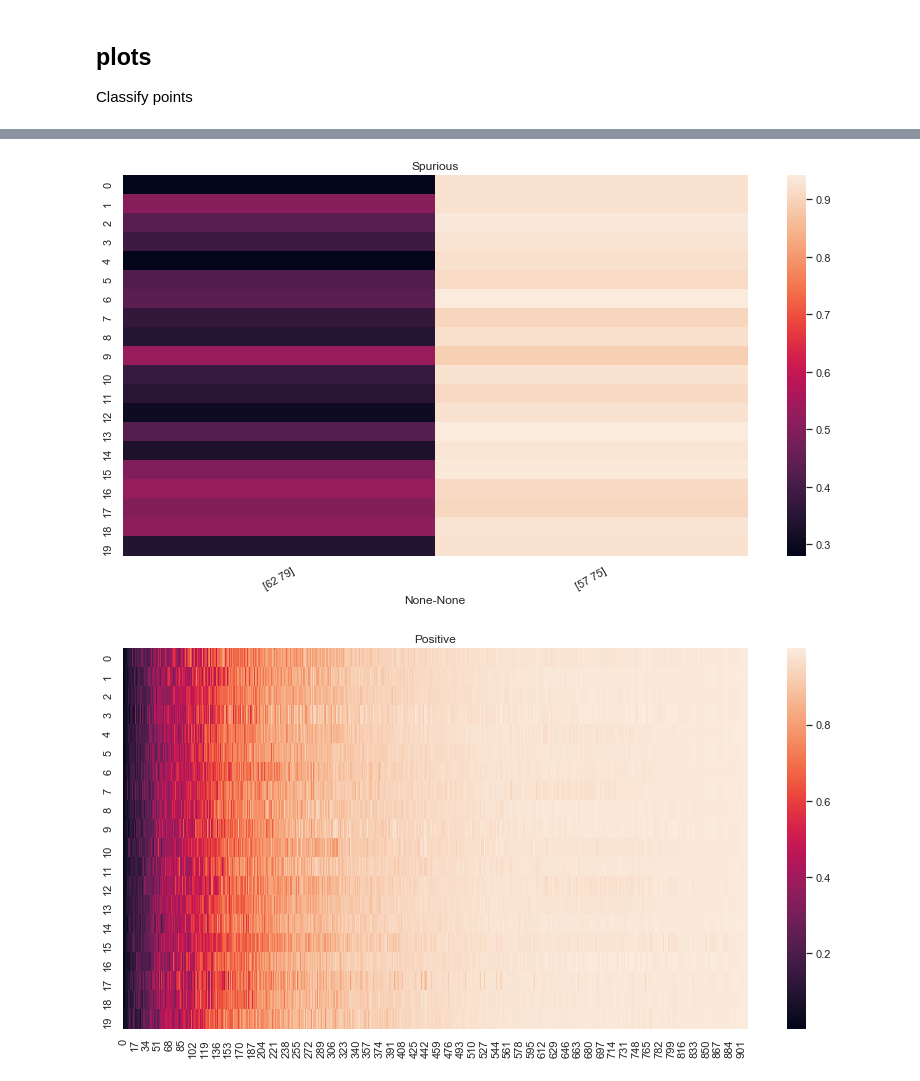
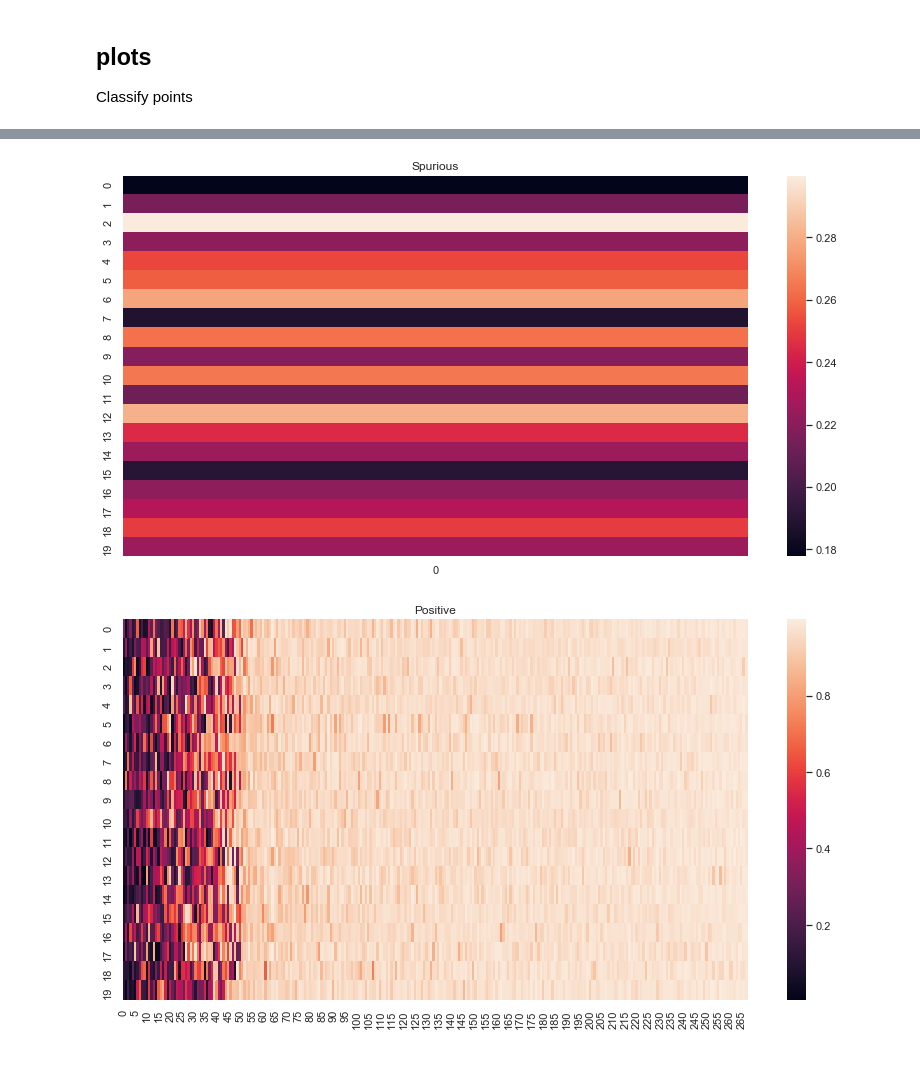
Before and after one commit to regenworm/thesis_msc_ai, a Jupyter notebook: code/Embedding visualisation.ipynb, the cells around one changed output, grey strips where cells are left out. Drawn from its saved outputs; the diff is of its cells as text; code cells hidden in the pictures.

```diff
--- a/code/Embedding visualisation.ipynb
+++ b/code/Embedding visualisation.ipynb
@@ -51,6 +52,6 @@ available_runs = sorted(os.listdir('results/'))
 # for idx,available in enumerate(available_runs):
 #     metadata = du.read_params(os.path.join('results', available, 'data', 'params_run.bin'))
 #     print(f'{available}:', metadata)
-# print(available_runs)
-selected_run = available_runs[-1]
+print(available_runs)
+selected_run = available_runs[5]
 rd = RunData(selected_run)
@@ -118,24 +131,24 @@ plt.show(fig)
 # %%
 # spurious
 # set constants
 num_runs = len(rd.bootstrap_preds_spurious)
 num_nodes = len(rd.bootstrap_preds_spurious[0])
 
 # unpack values
 all_runs_spurious_preds, spurious_edge_names, _ = du.unpack_values(rd.bootstrap_preds_spurious)
 all_runs_spurious_preds = all_runs_spurious_preds[:, :, 0]
 
 # sort columns
-all_runs_spurious_preds = pd.DataFrame(data=all_runs_spurious_preds, columns=spurious_edge_names)
-totals = all_runs_spurious_preds.sum(axis=0)
-all_runs_spurious_preds = all_runs_spurious_preds.append(totals, ignore_index=True).sort_values(num_runs, axis=1).drop(index=num_runs)
+# all_runs_spurious_preds = pd.DataFrame(data=all_runs_spurious_preds, columns=spurious_edge_names)
+# totals = all_runs_spurious_preds.sum(axis=0)
+# all_runs_spurious_preds = all_runs_spurious_preds.append(totals, ignore_index=True).sort_values(num_runs, axis=1).drop(index=num_runs)
 
 # plot heatmap
-fig = vis.plot_heatmap(all_runs_spurious_preds, fname=f'{rd.params.model_type}_spurious.png', dirname=rd.plots_path, xticklabels=spurious_edge_names, figsize=(14,7))
+fig = vis.plot_heatmap(all_runs_spurious_preds, fname=f'{rd.params.model_type}_spurious.png', dirname=rd.plots_path, figsize=(14,7))
 plt.title('Spurious')
 plt.show(fig)
 # %% [output]
-[figure, old version]
+[figure, new version]
 # %%
 # full
 # set constants
@@ -159,7 +172,7 @@ fig = vis.plot_heatmap(all_runs_full_preds.to_numpy(), fname=f'{rd.params.model_
 plt.title('Positive')
 plt.show(fig)
 # %% [output]
-[figure, old version]
+[figure, new version]
 # %%
 import seaborn as sns
 thresh = 0.5
```
Also changed, not shown: parts of 9 cells of this notebook.
